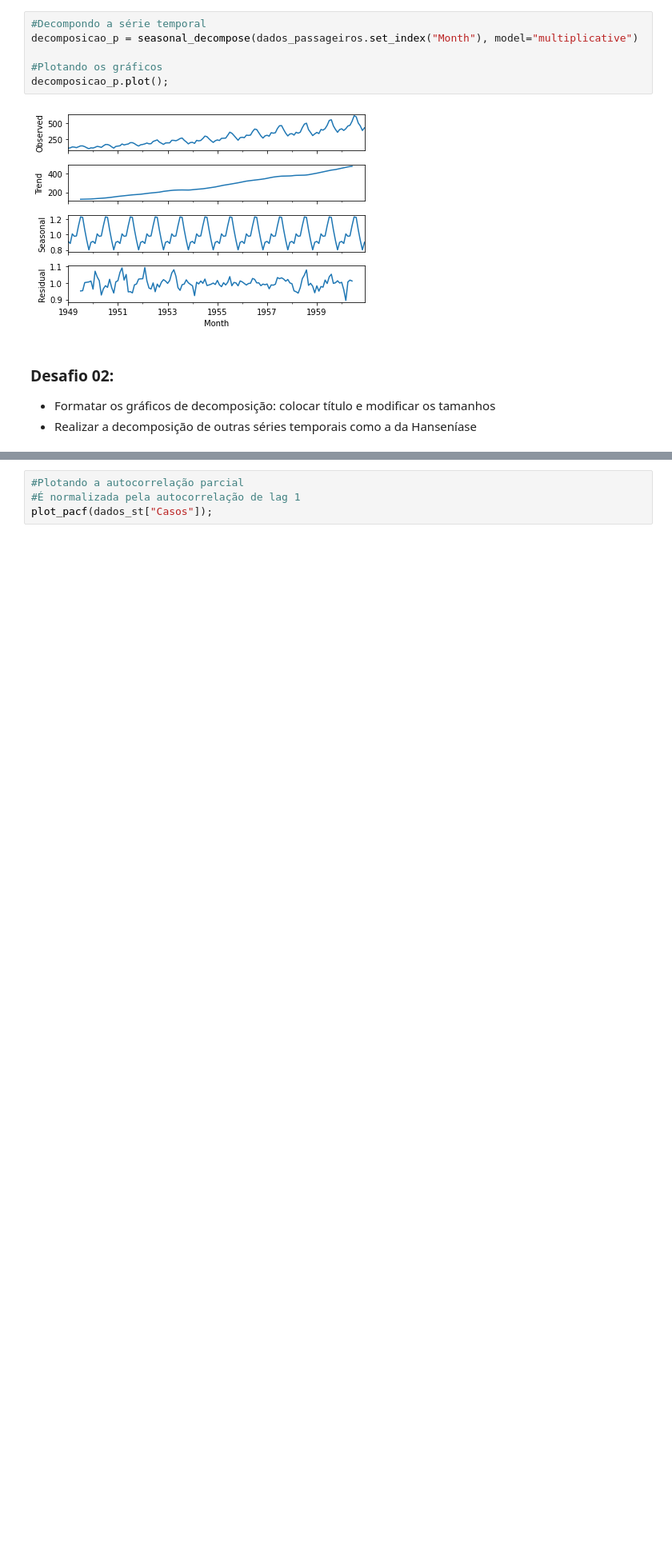
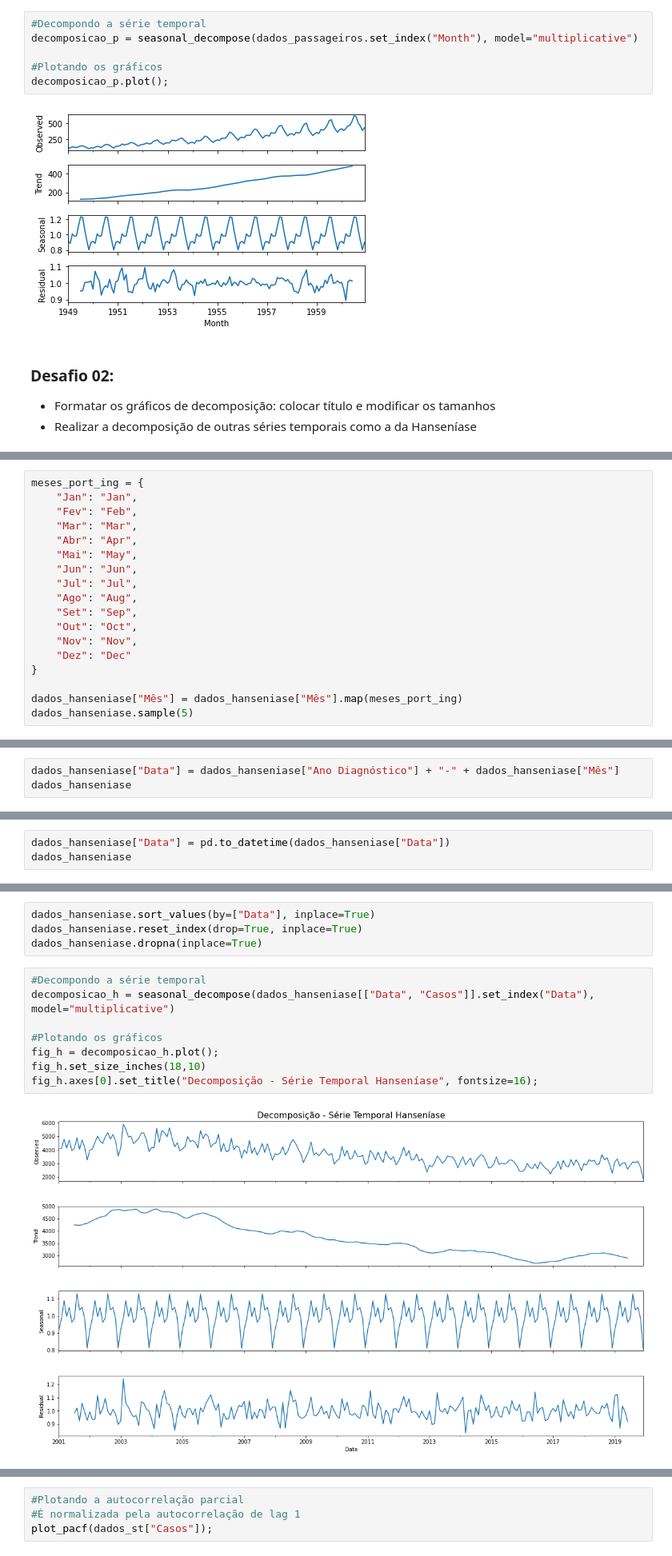
Before and after one commit to claricefiorese/bootcamp-alura-aulas, a Jupyter notebook: Módulo 4/M4 - 4. Decomposição e Autocorrelação.ipynb, the cells around one changed output, grey strips where cells are left out. Shown at 80% size. Cells and saved outputs as stored; diff of their text form; blank space fills up the shorter version.

```diff
--- a/Módulo 4/M4 - 4. Decomposição e Autocorrelação.ipynb
+++ b/Módulo 4/M4 - 4. Decomposição e Autocorrelação.ipynb
@@ -351,0 +424,18 @@ decomposicao_p.plot();
+# %%
+meses_port_ing = {
+    "Jan": "Jan",
+    "Fev": "Feb",
+    "Mar": "Mar",
+    "Abr": "Apr",
+    "Mai": "May",
+    "Jun": "Jun",
+    "Jul": "Jul",
+    "Ago": "Aug",
+    "Set": "Sep",
+    "Out": "Oct",
+    "Nov": "Nov",
+    "Dez": "Dec"
+}
+
+dados_hanseniase["Mês"] = dados_hanseniase["Mês"].map(meses_port_ing)
+dados_hanseniase.sample(5)
@@ -351,0 +449,3 @@ decomposicao_p.plot();
+# %%
+dados_hanseniase["Data"] = dados_hanseniase["Ano Diagnóstico"] + "-" + dados_hanseniase["Mês"]
+dados_hanseniase
@@ -351,0 +466,3 @@ decomposicao_p.plot();
+# %%
+dados_hanseniase["Data"] = pd.to_datetime(dados_hanseniase["Data"])
+dados_hanseniase
@@ -351,0 +483,14 @@ decomposicao_p.plot();
+# %%
+dados_hanseniase.sort_values(by=["Data"], inplace=True)
+dados_hanseniase.reset_index(drop=True, inplace=True)
+dados_hanseniase.dropna(inplace=True)
+# %%
+#Decompondo a série temporal
+decomposicao_h = seasonal_decompose(dados_hanseniase[["Data", "Casos"]].set_index("Data"), model="multiplicative")
+
+#Plotando os gráficos
+fig_h = decomposicao_h.plot();
+fig_h.set_size_inches(18,10)
+fig_h.axes[0].set_title("Decomposição - Série Temporal Hanseníase", fontsize=16);
+# %% [output]
+[figure, added]
```
Also changed, not shown: parts of 21 cells of this notebook.
